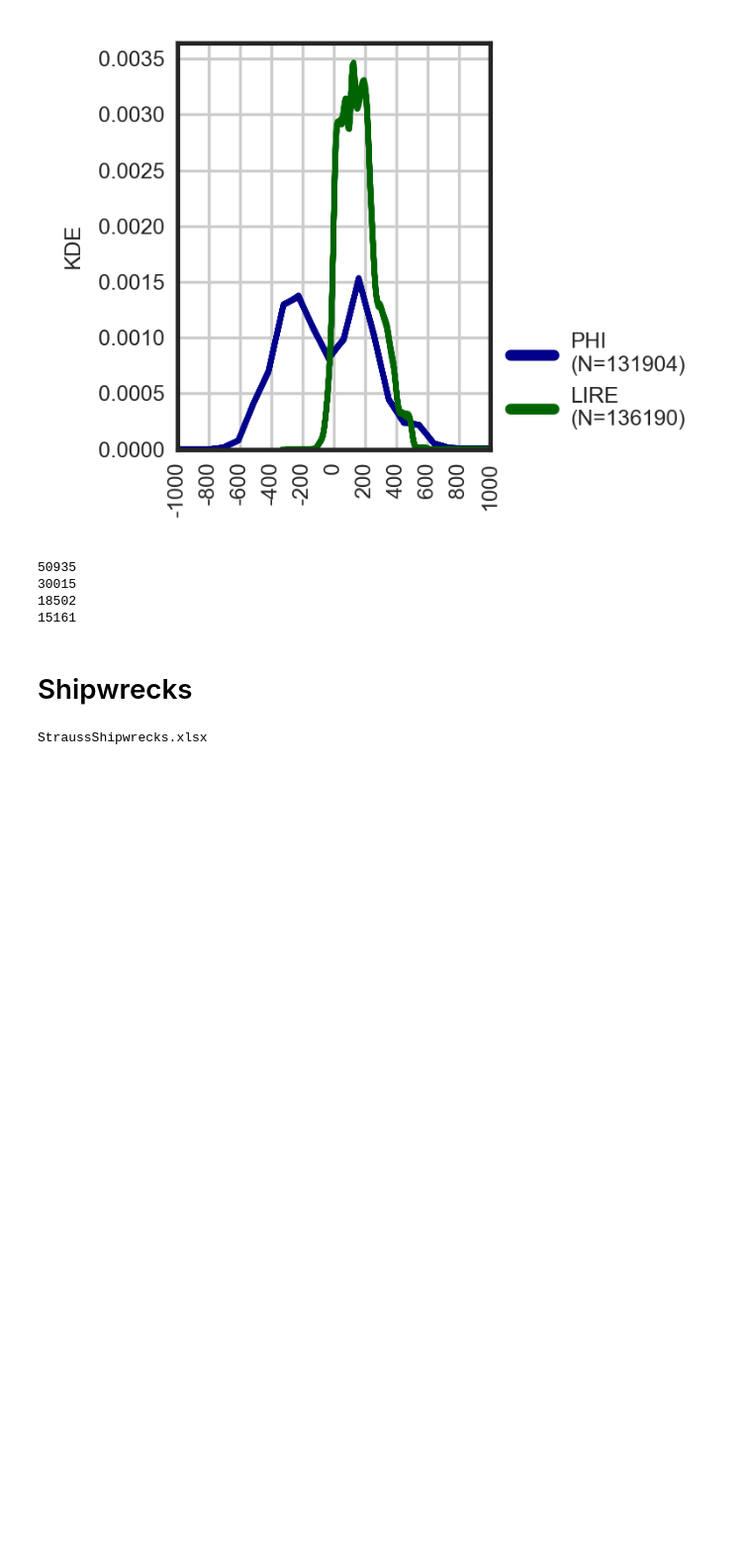
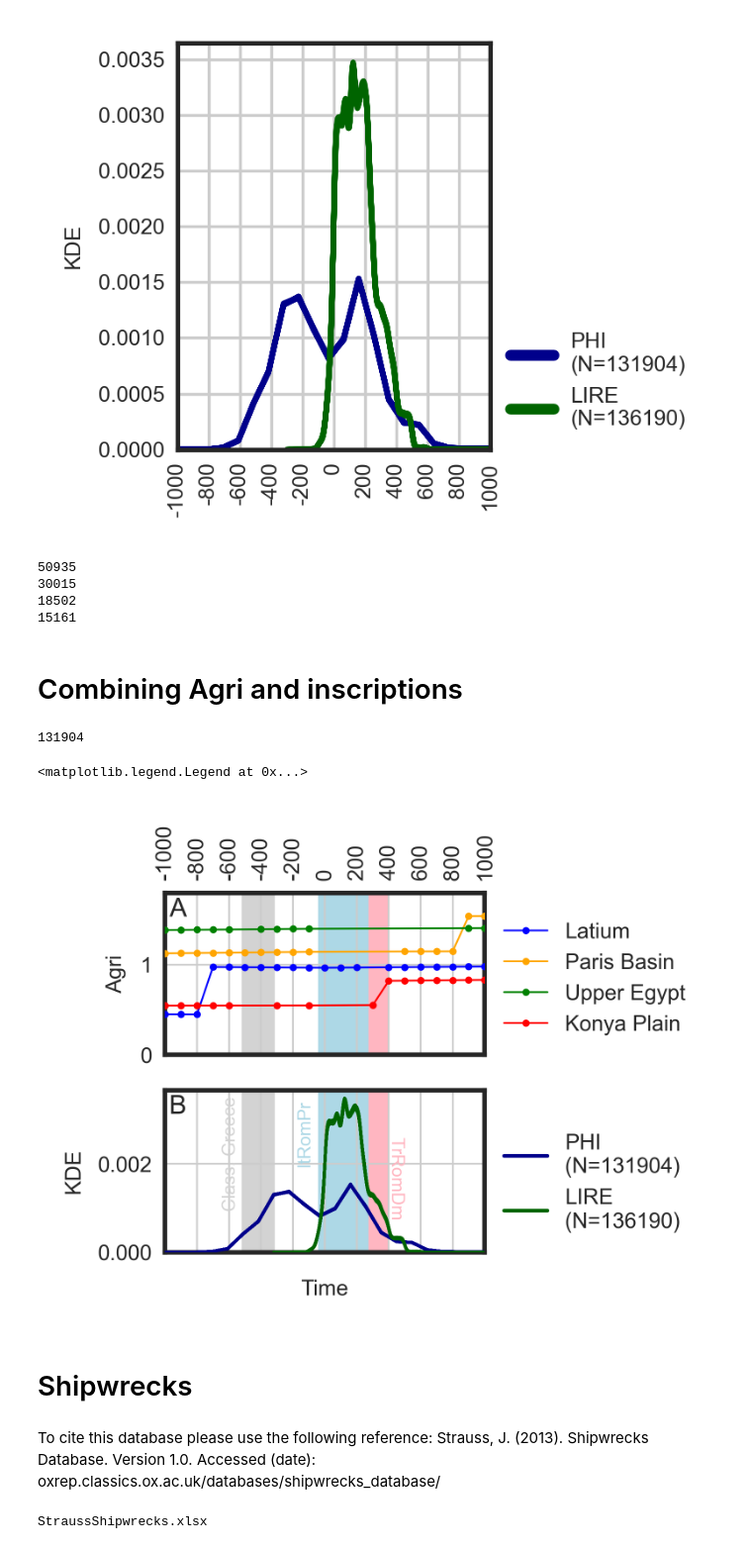
Before and after one commit to kasev/MSRagri, a Jupyter notebook: scripts/analysis.ipynb, the cells around one changed output. Shown at 99% size. Drawn from its saved outputs; the diff is of its cells as text; code cells hidden in the pictures; blank space fills up the shorter version.

```diff
--- a/scripts/analysis.ipynb
+++ b/scripts/analysis.ipynb
@@ -520,3 +544,5 @@ print(PHI["hdr1"].str.contains("Egypt").sum())
 30015
 18502
 15161
+# %% [markdown]
+# Combining Agri and inscriptions
@@ -522,0 +554,69 @@ print(PHI["hdr1"].str.contains("Egypt").sum())
+# %%
+len(var_data_phi[0])
+# %% [output]
+131904
+# %%
+fig, [ax1, ax2] = plt.subplots(2, 1, figsize=(2.6, 2), tight_layout=True)
+
+n_sim = 100
+
+for region, color in zip(NGA_AM, ["blue", "orange", "green", "red"]):
+    MSP_AM[MSP_AM["NGA"]==region].plot(x="Time", y="Agri", style="-o", linewidth=0.5, markersize=1, label=region, color=color, ax=ax1, zorder=3)
+    #HY.plot(x="Time", y=region, style="o", markersize=0.3, legend=False, linewidth=0.2, color=color, ax=ax1, zorder=3)
+#   #    MSP_AM[MSP_AM["NGA"]==region].plot(x="Time", y="Agri", color=color, ax=ax)
+ax1.xaxis.set_ticks_position('top') # the rest is the same
+ax1.set_xlim(-1000, 1000)
+ax1.set_xticks(range(-1000,1200,200))
+ax1.set_xticklabels(range(-1000,1200,200))
+ax1.set_ylim(0,1.8)
+ax1.xaxis.set_tick_params(rotation=90)
+ax1.set_xlabel("")
+ax1.grid(visible=True, linewidth=0.5)
+ax1.xaxis.set_zorder(2)
+ax1.yaxis.set_zorder(2)
+ax1.set_ylabel("Agri")
+ax1.legend(loc="lower left", bbox_to_anchor=(1, 0))
+
+ax1.axvspan(-510,-323, color="lightgrey")
+
+ax1.axvspan(-31,283, color="lightblue", zorder=1)
+#ax1.annotate("ItRomPr", xy=(-100,0.0003), xycoords='data', color="lightgoldenrodyellow", rotation=270, fontsize=8, zorder=2)
+ax1.axvspan(284, 394, color="lightpink", zorder=1)
+#ax1.annotate("TrRomDm", xy=(394,0.0003), xycoords='data', color="lightcyan", rotation=270, fontsize=8, zorder=2)
+
+# ax2 - INSCRIPTIONS
+for data in var_data_phi[:n_sim]:
+    sns.kdeplot(data, ax=ax2, linewidth=0.8, color="darkblue", zorder=3)
+
+for data in var_data_lire[:n_sim]:
+    sns.kdeplot(data, ax=ax2, linewidth=0.8, color="darkgreen", zorder=3)
+
+# period labels
+ax2.set_xlim(-1000, 1000)
+ax2.set_xticks(range(-1000,1200,200))
+ax2.set_xticklabels([])
+ax2.grid(visible=True, linewidth=0.5)
+ax2.xaxis.set_zorder(2)
+ax2.yaxis.set_zorder(2)
+ax2.set_ylabel("KDE")
+ax2.xaxis.set_tick_params(rotation=90)
+ax2.set_xlabel("Time")
+
+ax2.axvspan(-510,-323, color="lightgrey")
+ax2.annotate("Class. Greece", xy=(-640,0.001), xycoords='data', color="lightgrey", rotation=90, fontsize=5, zorder=3)
+ax2.axvspan(-31,283, color="lightblue", zorder=1)
+ax2.annotate("ItRomPr", xy=(-180,0.002), xycoords='data', color="lightblue", rotation=90, fontsize=5, zorder=3)
+ax2.axvspan(284, 394, color="lightpink", zorder=1)
+ax2.annotate("TrRomDm", xy=(394,0.0008), xycoords='data', color="lightpink", rotation=270, fontsize=5, zorder=3)
+
+ax1.set_title("A", x=0.04, y=0.72)
+ax2.set_title("B", x=0.04, y=0.72)
+
+
+phi_label = "PHI\n(N={0})".format(str(len(var_data_phi[0])))
+lire_label = "LIRE\n(N={0})".format(str(len(var_data_lire[0])))
+markers = [plt.Line2D([0,0],[0,0],color=color, lw=1) for color in ["darkblue", "darkgreen"]]
+ax2.legend(markers, [phi_label, lire_label], bbox_to_anchor=(1, 0), loc='lower left')
+# %% [output]
+<matplotlib.legend.Legend at 0x...>
+[figure, added]
@@ -523,5 +625,7 @@ print(PHI["hdr1"].str.contains("Egypt").sum())
 # %% [markdown]
 # Shipwrecks
+# %% [markdown]
+To cite this database please use the following reference: Strauss, J. (2013). Shipwrecks Database. Version 1.0. Accessed (date): oxrep.classics.ox.ac.uk/databases/shipwrecks_database/
 # %%
 resp = requests.get("http://oxrep.classics.ox.ac.uk/docs/StraussShipwrecks.zip")
 # look what files we have in the zip archive
```
Also changed, not shown: parts of 24 cells of this notebook, 10 other files.
